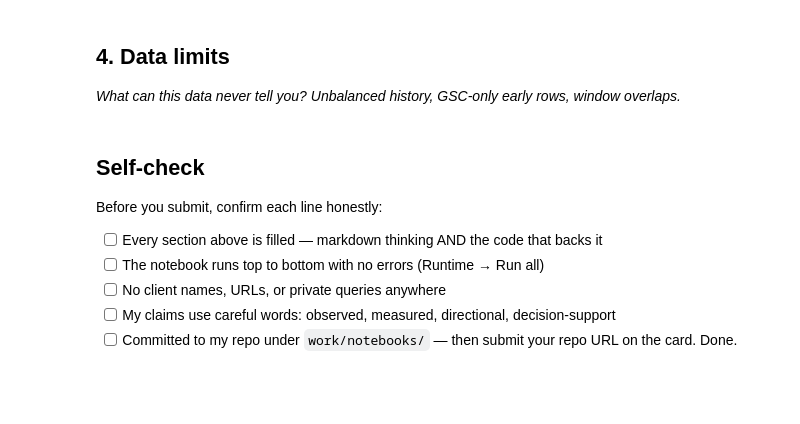
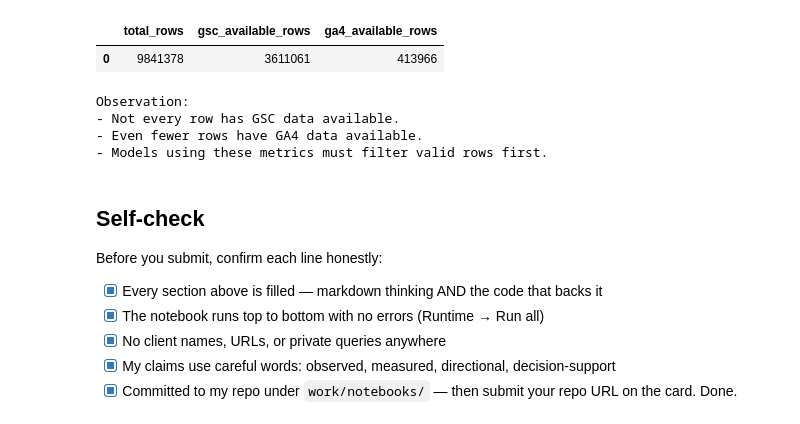
Before and after one commit to boddulavinaykumar6-stack/Flyrank-ML-Internship, a Jupyter notebook: work/notebooks/w03_data_contract.ipynb, the cells around one changed output. Cells and saved outputs as stored; diff of their text form; code cells hidden in the pictures; blank space fills up the shorter version.

```diff
--- a/work/notebooks/w03_data_contract.ipynb
+++ b/work/notebooks/w03_data_contract.ipynb
@@ -27,7 +248,26 @@ This skeleton is yours to fill. Work the sections **in order** — each one has
 # %%
 # This cell is for CODE (numbers, a query, a check).
 # Write your text answer in the cell ABOVE this one — typing sentences here breaks Run All.
+availability = con.sql(f"""
+SELECT
+    COUNT(*) AS total_rows,
+    COUNT(*) FILTER (WHERE gsc_data_available IS TRUE) AS gsc_available_rows,
+    COUNT(*) FILTER (WHERE ga4_data_available IS TRUE) AS ga4_available_rows
+FROM read_parquet(
+    '{rel}/fact_content_daily_performance/month=2026-03/*.parquet'
+)
+""").df()
+
+display(availability)
+
+print("\nObservation:")
+print("- Not every row has GSC data available.")
+print("- Even fewer rows have GA4 data available.")
+print("- Models using these metrics must filter valid rows first.")
+# %% [output]
+|  | total_rows | gsc_available_rows | ga4_available_rows |
+| 0 | 9841378 | 3611061 | 413966 |
+Observation:
+- Not every row has GSC data available.
+- Even fewer rows have GA4 data available.
+- Models using these metrics must filter valid rows first.
-# %% [markdown]
-## 4. Data limits
-
-*What can this data never tell you? Unbalanced history, GSC-only early rows, window overlaps.*
@@ -39,8 +276,8 @@ This skeleton is yours to fill. Work the sections **in order** — each one has
 
 Before you submit, confirm each line honestly:
 
-- [ ] Every section above is filled — markdown thinking AND the code that backs it
-- [ ] The notebook runs top to bottom with no errors (Runtime → Run all)
-- [ ] No client names, URLs, or private queries anywhere
-- [ ] My claims use careful words: observed, measured, directional, decision-support
-- [ ] Committed to my repo under `work/notebooks/` — then submit your repo URL on the card. Done.
+- [x] Every section above is filled — markdown thinking AND the code that backs it
+- [x] The notebook runs top to bottom with no errors (Runtime → Run all)
+- [x] No client names, URLs, or private queries anywhere
+- [x] My claims use careful words: observed, measured, directional, decision-support
+- [x] Committed to my repo under `work/notebooks/` — then submit your repo URL on the card. Done.
```
Also changed, not shown: parts of 17 cells of this notebook.
